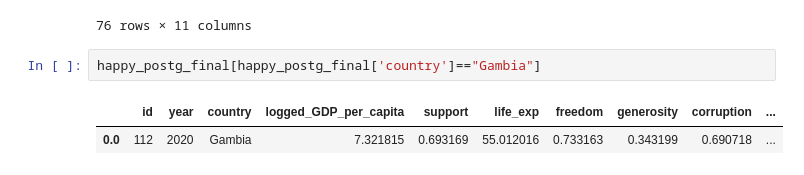
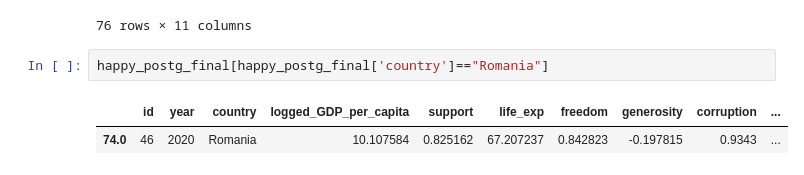
Before and after one commit to annabelcheong/project3, a Jupyter notebook: happinessETL.ipynb, the cells around one changed output. Cells and saved outputs as stored; diff of their text form.

```diff
--- a/happinessETL.ipynb
+++ b/happinessETL.ipynb
@@ -414,7 +414,7 @@ happy_postg_final
 | 75.0 | 114 | 2020 | Nigeria | 8.576625 | 0.737217 | 49.861908 | 0.759578 | 0.033746 | 0.861874 | ... |
 76 rows × 11 columns
 # %%
-happy_postg_final[happy_postg_final['country']=="Gambia"]
+happy_postg_final[happy_postg_final['country']=="Romania"]
 # %% [output]
 |  | id | year | country | logged_GDP_per_capita | support | life_exp | freedom | generosity | corruption | ... |
-| 0.0 | 112 | 2020 | Gambia | 7.321815 | 0.693169 | 55.012016 | 0.733163 | 0.343199 | 0.690718 | ... |
+| 74.0 | 46 | 2020 | Romania | 10.107584 | 0.825162 | 67.207237 | 0.842823 | -0.197815 | 0.9343 | ... |
```
Also changed, not shown: 1 other file.
